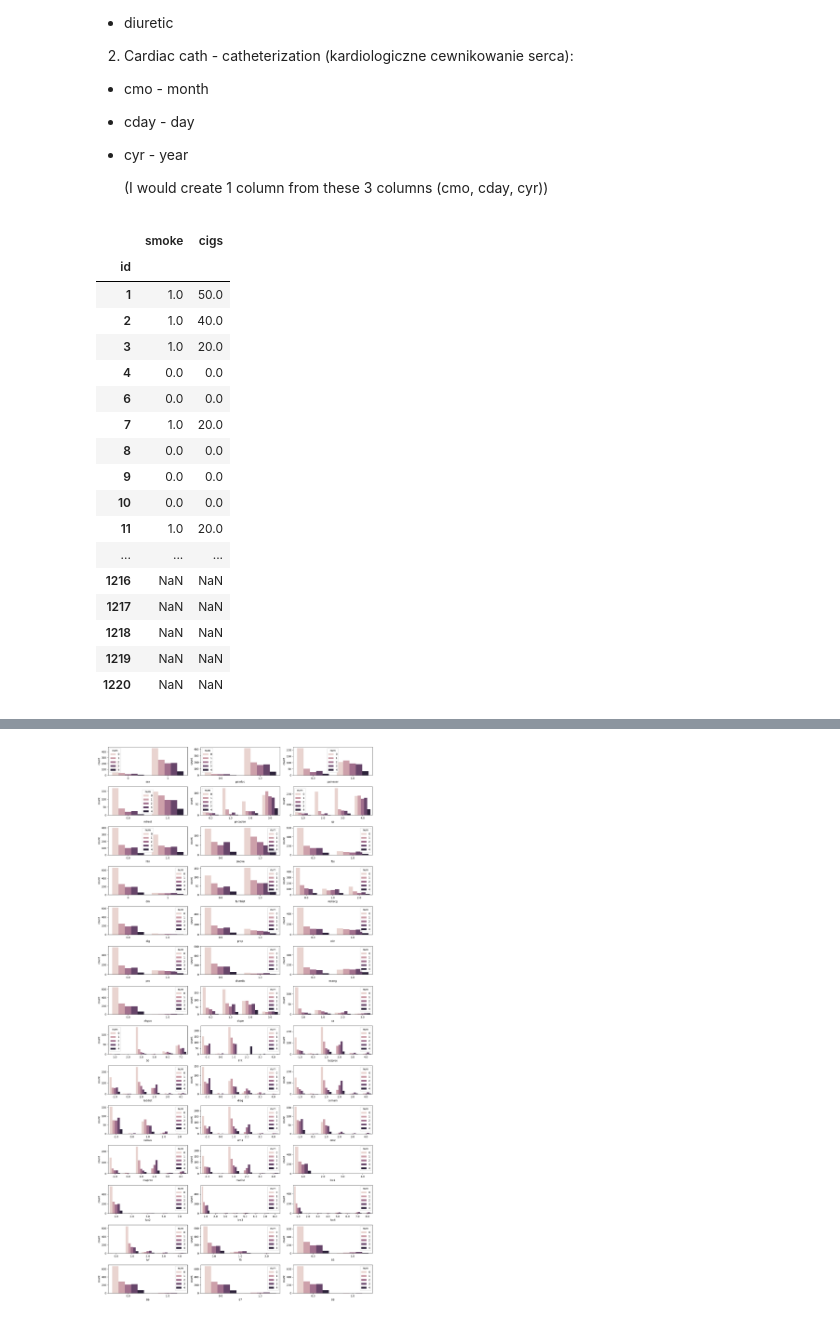
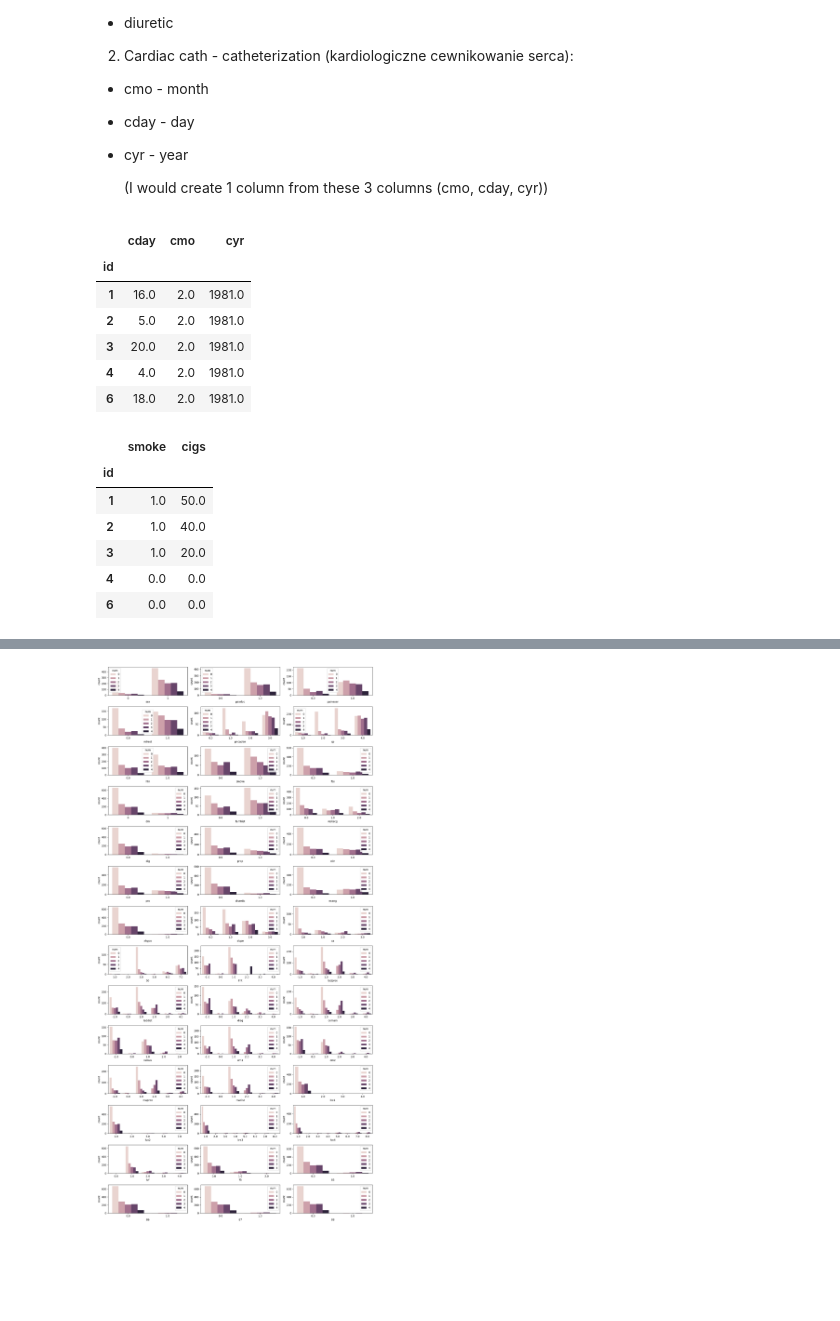
Before and after one commit to Wojsm2000/HeartDiseaseDiagnosis, a Jupyter notebook: EDA.ipynb, the cells around one changed output, grey strips where cells are left out. Cells and saved outputs as stored; diff of their text form; code cells hidden in the pictures; blank space fills up the shorter version.

```diff
--- a/EDA.ipynb
+++ b/EDA.ipynb
@@ -108,6 +110,16 @@ Index(['age', 'sex', 'painloc', 'painexer', 'relrest', 'pncaden', 'cp',
 - cyr - year
 
     (I would create 1 column from these 3 columns (cmo, cday, cyr))
+# %%
+df[['cday', 'cmo', 'cyr']].head()
+# %% [output]
+|  | cday | cmo | cyr |
+| id |  |  |  |
+| 1 | 16.0 | 2.0 | 1981.0 |
+| 2 | 5.0 | 2.0 | 1981.0 |
+| 3 | 20.0 | 2.0 | 1981.0 |
+| 4 | 4.0 | 2.0 | 1981.0 |
+| 6 | 18.0 | 2.0 | 1981.0 |
 # %%
 # if not smoke -> cigs=0
 # if cigs=0 -> smoke=0
@@ -118,23 +130,12 @@ df.loc[(df['cigs']!=0) & (df['cigs'].notna()), 'smoke'] = 1
 
 # in my opinion 'smoke' column isn't necessary
 # %%
-df[['smoke', 'cigs']]
+df[['smoke', 'cigs']].head()
 # %% [output]
 |  | smoke | cigs |
 | id |  |  |
 | 1 | 1.0 | 50.0 |
 | 2 | 1.0 | 40.0 |
 | 3 | 1.0 | 20.0 |
 | 4 | 0.0 | 0.0 |
 | 6 | 0.0 | 0.0 |
-| 7 | 1.0 | 20.0 |
-| 8 | 0.0 | 0.0 |
-| 9 | 0.0 | 0.0 |
-| 10 | 0.0 | 0.0 |
-| 11 | 1.0 | 20.0 |
-| ... | ... | ... |
-| 1216 | NaN | NaN |
-| 1217 | NaN | NaN |
-| 1218 | NaN | NaN |
-| 1219 | NaN | NaN |
-| 1220 | NaN | NaN |
```
Also changed, not shown: parts of 3 cells of this notebook.
